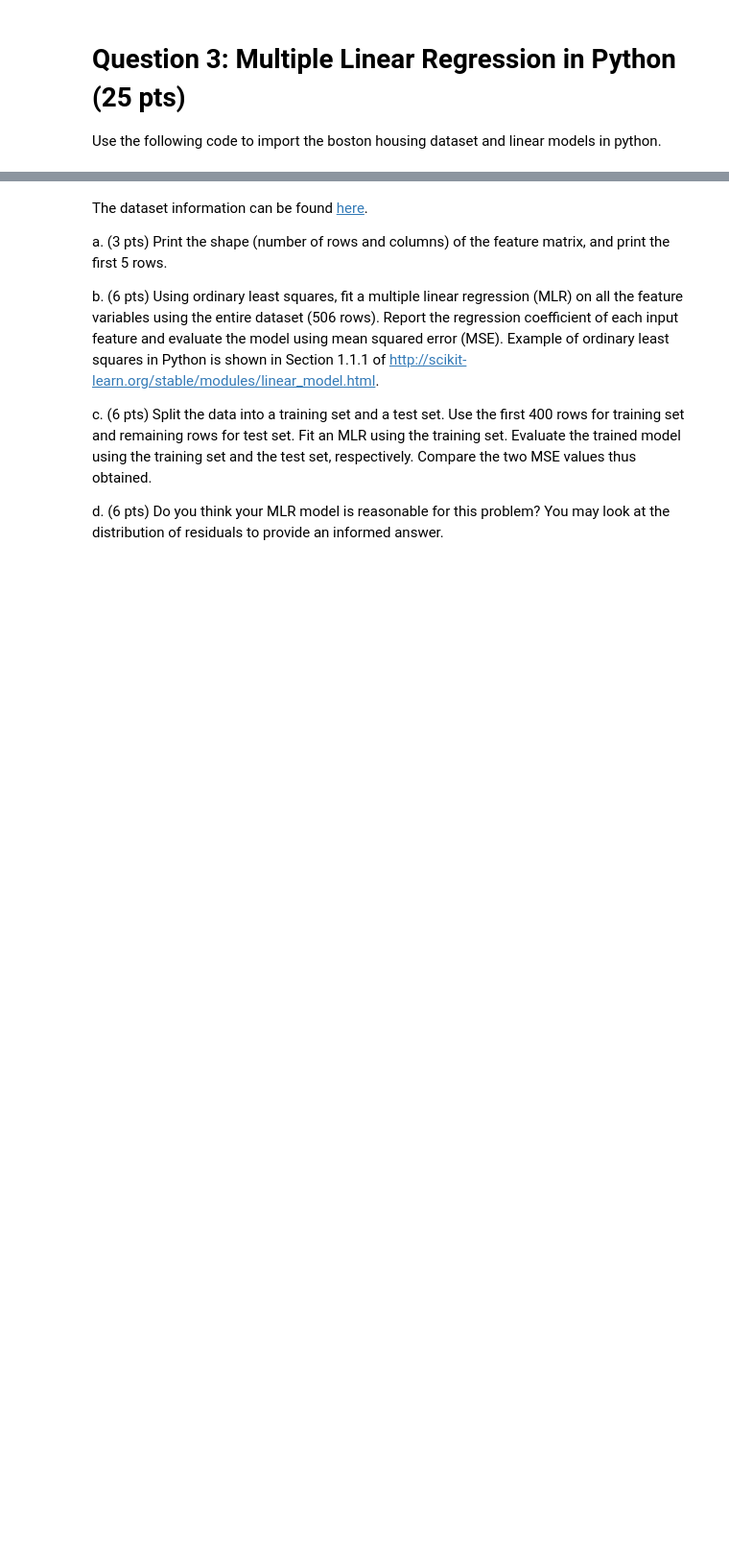
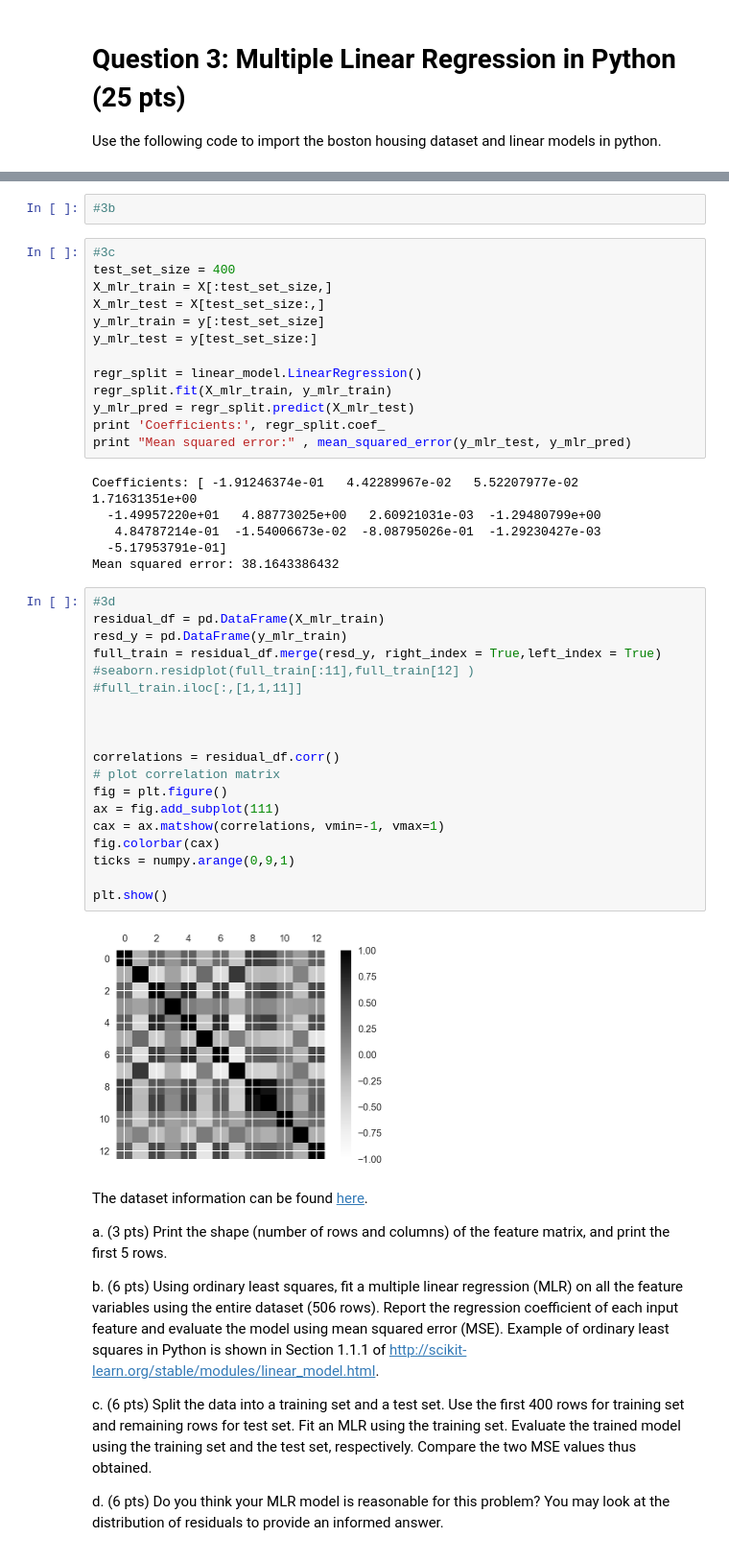
Before and after one commit to reeddolphin/mis-382-hw1, a Jupyter notebook: HW1-F17-MIS382N.ipynb, the cells around one changed output, grey strips where cells are left out. Shown: that part at 96% size. Cells and saved outputs as stored; diff of their text form; blank space fills up the shorter version.

```diff
--- a/HW1-F17-MIS382N.ipynb
+++ b/HW1-F17-MIS382N.ipynb
@@ -66,3 +110,45 @@ y = boston.target
+# %%
+#3b
+# %%
+#3c
+test_set_size = 400
+X_mlr_train = X[:test_set_size,]
+X_mlr_test = X[test_set_size:,]
+y_mlr_train = y[:test_set_size]
+y_mlr_test = y[test_set_size:]
+
+regr_split = linear_model.LinearRegression()
+regr_split.fit(X_mlr_train, y_mlr_train)
+y_mlr_pred = regr_split.predict(X_mlr_test)
+print 'Coefficients:', regr_split.coef_
+print "Mean squared error:" , mean_squared_error(y_mlr_test, y_mlr_pred)
+# %% [output]
+Coefficients: [ -1.91246374e-01   4.42289967e-02   5.52207977e-02   1.71631351e+00
+  -1.49957220e+01   4.88773025e+00   2.60921031e-03  -1.29480799e+00
+   4.84787214e-01  -1.54006673e-02  -8.08795026e-01  -1.29230427e-03
+  -5.17953791e-01]
+Mean squared error: 38.1643386432
+# %%
+#3d
+residual_df = pd.DataFrame(X_mlr_train)
+resd_y = pd.DataFrame(y_mlr_train)
+full_train = residual_df.merge(resd_y, right_index = True,left_index = True)
+#seaborn.residplot(full_train[:11],full_train[12] )
+#full_train.iloc[:,[1,1,11]]
+
+
+
+correlations = residual_df.corr()
+# plot correlation matrix
+fig = plt.figure()
+ax = fig.add_subplot(111)
+cax = ax.matshow(correlations, vmin=-1, vmax=1)
+fig.colorbar(cax)
+ticks = numpy.arange(0,9,1)
+
+plt.show()
+# %% [output]
+[figure, added]
 # %% [markdown]
 The dataset information can be found [here](http://scikit-learn.org/stable/datasets/index.html#boston-house-prices-dataset).
 
```
Also changed, not shown: parts of 10 cells of this notebook.
